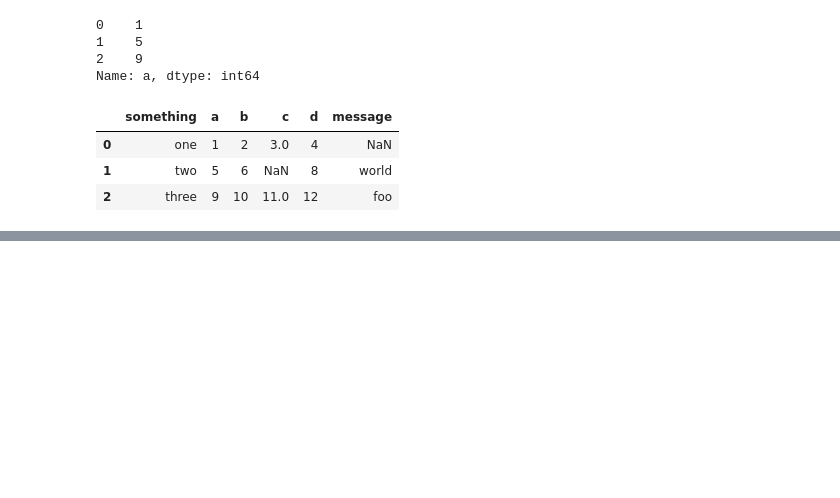
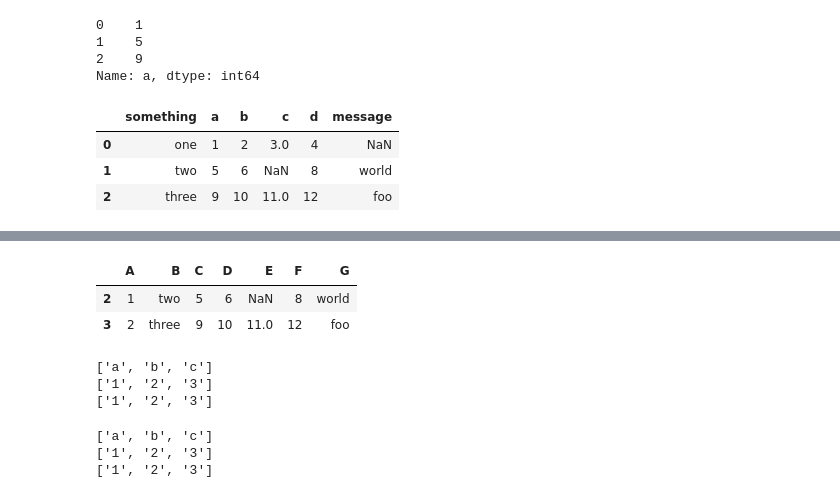
Before and after one commit to Kaiquenakao/dados-armazenagem-formato, a Jupyter notebook: Dados_armazenagem_formatos.ipynb, the cells around one changed output, grey strips where cells are left out. Cells and saved outputs as stored; diff of their text form; code cells hidden in the pictures; blank space fills up the shorter version.

```diff
--- a/Dados_armazenagem_formatos.ipynb
+++ b/Dados_armazenagem_formatos.ipynb
@@ -201,0 +348,12 @@ pd.read_csv('examples/ex5.csv', na_values=sentinels) #na values só onde tem val
+# %%
+df = pd.read_csv('examples/teste.csv')
+# %%
+df.columns = 'A B C D E F G'.split()
+# %%
+df.index = [1, 2, 3]
+# %%
+df.drop(1)
+# %% [output]
+|  | A | B | C | D | E | F | G |
+| 2 | 1 | two | 5 | 6 | NaN | 8 | world |
+| 3 | 2 | three | 9 | 10 | 11.0 | 12 | foo |
@@ -201,0 +364,9 @@ pd.read_csv('examples/ex5.csv', na_values=sentinels) #na values só onde tem val
+# %%
+arquivo = open('examples/ex7.csv')
+linhas = csv.reader(arquivo)
+for linha in linhas:
+    print(linha)
+# %% [output]
+['a', 'b', 'c']
+['1', '2', '3']
+['1', '2', '3']
@@ -201,0 +379,6 @@ pd.read_csv('examples/ex5.csv', na_values=sentinels) #na values só onde tem val
+# %%
+leitura('examples/ex7.csv')
+# %% [output]
+['a', 'b', 'c']
+['1', '2', '3']
+['1', '2', '3']
```
Also changed, not shown: parts of 46 cells of this notebook, 2 other files.
